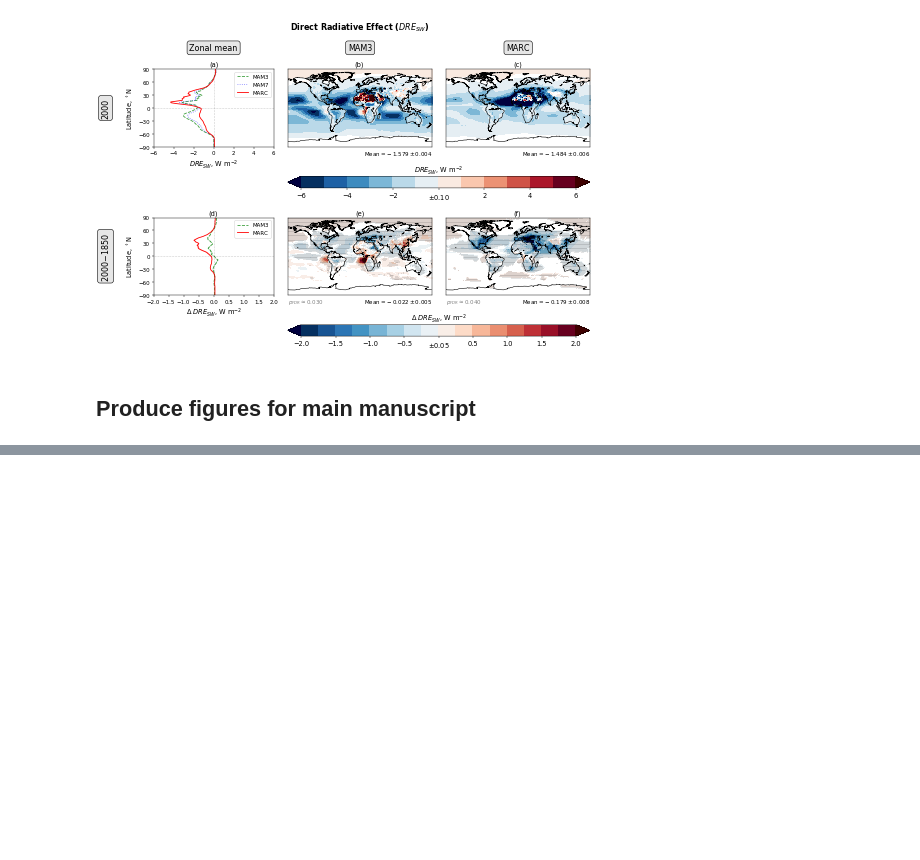
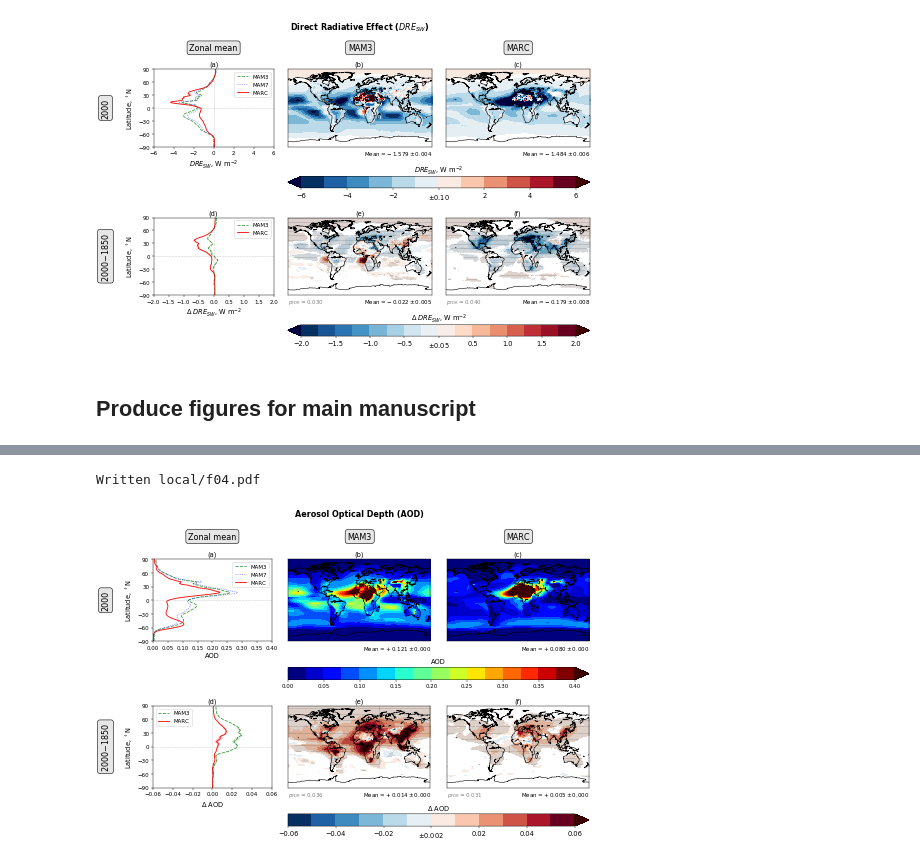
Before and after one commit to grandey/p17c-marc-comparison, a Jupyter notebook: manuscript_draft2017b/figures_draft_2017b.ipynb, the cells around one changed output, grey strips where cells are left out. Drawn from its saved outputs; the diff is of its cells as text; code cells hidden in the pictures; blank space fills up the shorter version.

Commit message:
figures_draft_2017b.ipynb: adding AOD, DRE, and absorption figures

```diff
--- a/manuscript_draft2017b/figures_draft_2017b.ipynb
+++ b/manuscript_draft2017b/figures_draft_2017b.ipynb
@@ -622,0 +623,13 @@ Written local/f07.pdf
+# %%
+# Aerosol optical depth
+fig = zonal_means_maps_2000_diff(model_var_dict={'mam3': 'AEROD_v', 'mam7': 'AEROD_v',
+                                                 'marc': 'TAU_tot', },
+                                 main_title='Aerosol Optical Depth (AOD)',
+                                 xlabel='AOD', sf=None,
+                                 xlim_2000=[0, 0.4], whiteout_2000=None, cmap_2000='jet', nlev_2000=16,
+                                 xlim_diff=[-0.06, 0.06], whiteout_diff='0.002', cmap_diff='RdBu_r', nlev_diff=12,
+                                 file_prefix='f{:02}'.format(figure_counter))
+figure_counter += 1
+# %% [output]
+Written local/f04.pdf
+[figure, added]
```
Also changed, not shown: parts of 5 cells of this notebook.
